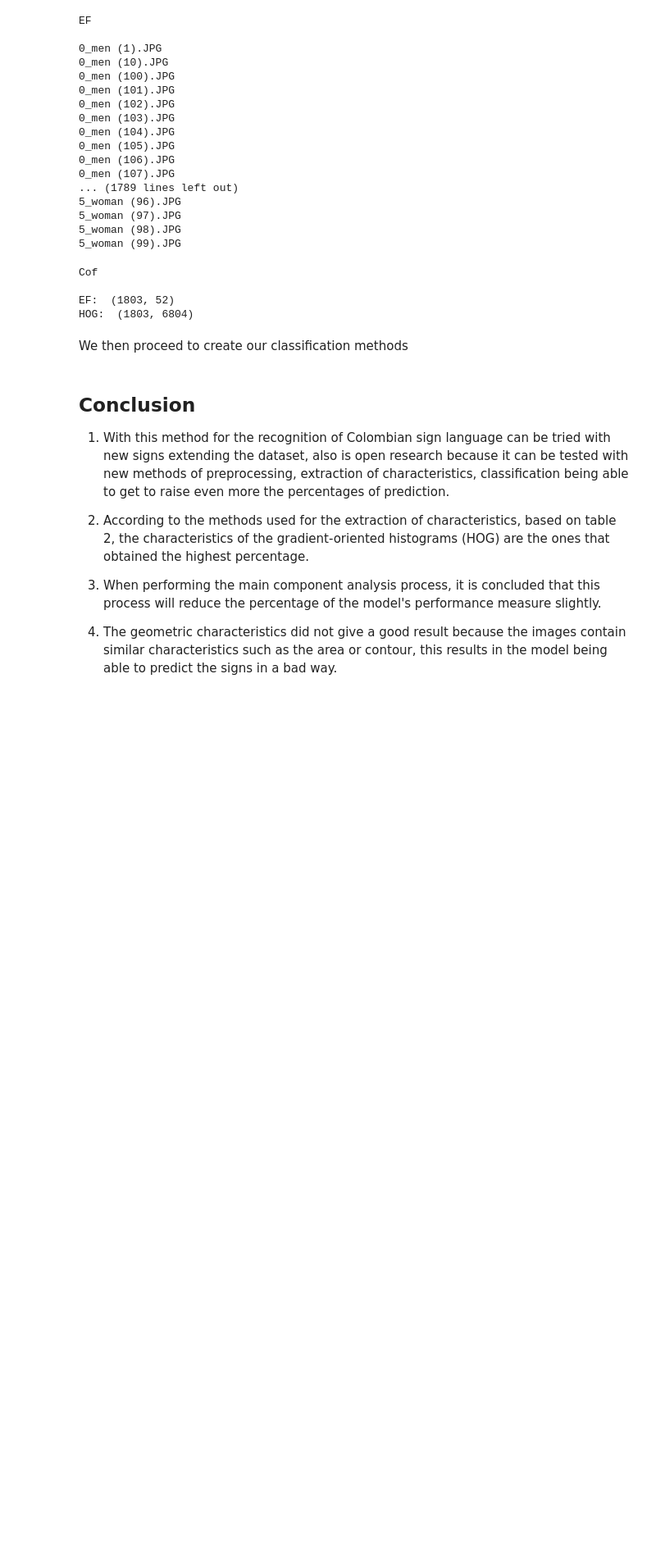
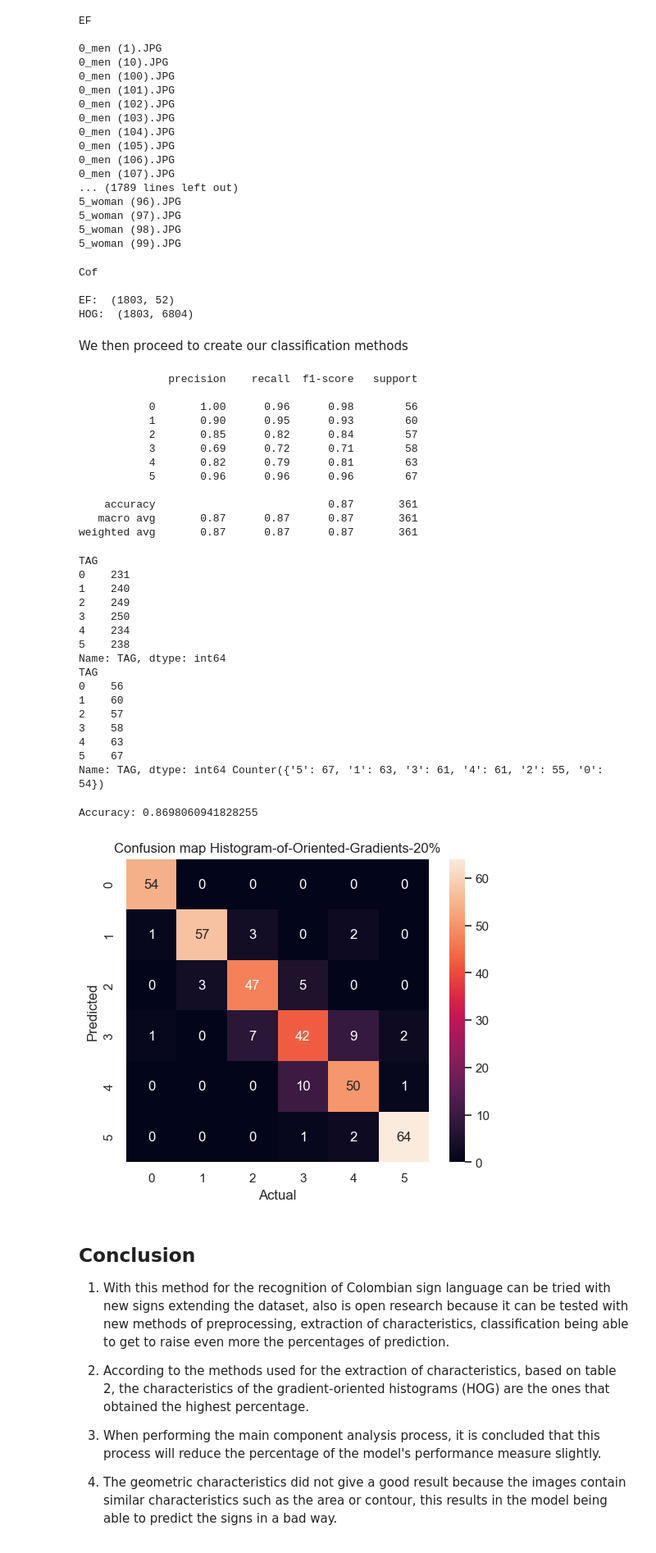
Before and after one commit to SarahElzayat/Gesture_Hero, a Jupyter notebook: best_models.ipynb, the cells around one changed output. Shown at 82% size. Cells and saved outputs as stored; diff of their text form; code cells hidden in the pictures; blank space fills up the shorter version.

```diff
--- a/best_models.ipynb
+++ b/best_models.ipynb
@@ -1641,14 +1641,14 @@ def SVM_PIPE(txt,test_percentage):
     gamma_range=[1e-4, 1e-3, 1e-2, 0.1, 0.2, 0.5]
     parameters= [
         {
-            'kernel': ['rbf'],
+            'kernel': ['poly'],
             'gamma': [1e-4, 1e-3, 1e-2, 0.1, 0.2, 0.5],
             'C': [0.01, 0.1, 1, 10, 100, 1000]
         },
     ]
     #
     # sv =GridSearchCV(svm.SVC(decision_function_shape='ovr'), param_grid=parameters,cv=2)
-    pipe = Pipeline([('scaler', StandardScaler()), ('pca', PCA(0.97)),('svm', svm.SVC())])
+    pipe = Pipeline([ ('pca', PCA(0.97)),('svm', svm.SVC())])
     pipe.fit(X_train.values,Y_train)
     clf = pipe['svm']
     # clf.fit(X_train.values,Y_train)
@@ -1685,33 +1685,64 @@ def SVM_PIPE(txt,test_percentage):
     file = open(base +r"Feature-Extraction/SVM_PIPE/Reports.txt", "a+")
     file.write(txt+'-'+str(int(test_percentage*100))+'%\n\n')
     file.write(table+'\n')
     file.write("Accuracy: "+str(pipe.score(X_test,Y_test)))
     mat=confusion_matrix(Y_test, y_pred)
 
     Matrizconf=sns.heatmap(mat.T, square=True, annot=True, fmt='d', cbar=True,
                xticklabels=target_names, yticklabels= target_names )
 
     plt.xlabel('Actual')
     plt.ylabel('Predicted')
     mat=plt.title('Confusion map '+txt+'-'+str(int(test_percentage*100))+'%')
 
     Matrizconf.get_figure().savefig(base + r'Feature-Extraction/SVM_PIPE/Confusionmap-'+txt+'-'+str(int(test_percentage*100))+'%.png')
     print(Y_train.groupby(Y_train).count())#datos de entrenamiento
     print(Y_test.groupby(Y_test).count(),collections.Counter(y_pred))#datos de testeo
 
     joblib.dump(pipe,base +r'Feature-Extraction/SVM_PIPE/modelo_entrenado-'+txt+'-'+str(int(test_percentage*100))+'%.pkl')
 
     # se llama el modelo
     #clf=joblib.load('modelo_entrenado.pkl')
     # se toma todo el dataset
     print("Accuracy: "+str(pipe.score(X_test,Y_test)))
     file.close()
 # porcentaje_test=[0.30,0.25,0.20]
 # SVM_PIPE("Elliptic-Fourier",0.2)
 SVM_PIPE("Histogram-of-Oriented-Gradients" ,0.2)
 # SVM("HOG_EF" ,0.2)
 # SVM("Cof" ,0.2)
 # SVM("VHIST" ,0.3)
+# %% [output]
+              precision    recall  f1-score   support
+
+           0       1.00      0.96      0.98        56
+           1       0.90      0.95      0.93        60
+           2       0.85      0.82      0.84        57
+           3       0.69      0.72      0.71        58
+           4       0.82      0.79      0.81        63
+           5       0.96      0.96      0.96        67
+
+    accuracy                           0.87       361
+   macro avg       0.87      0.87      0.87       361
+weighted avg       0.87      0.87      0.87       361
+TAG
+0    231
+1    240
+2    249
+3    250
+4    234
+5    238
+Name: TAG, dtype: int64
+TAG
+0    56
+1    60
+2    57
+3    58
+4    63
+5    67
+Name: TAG, dtype: int64 Counter({'5': 67, '1': 63, '3': 61, '4': 61, '2': 55, '0': 54})
+Accuracy: 0.8698060941828255
+[figure, added]
 # %%
 #Random Forest
 from sklearn.ensemble import RandomForestClassifier
```
Also changed, not shown: 26 other files.
